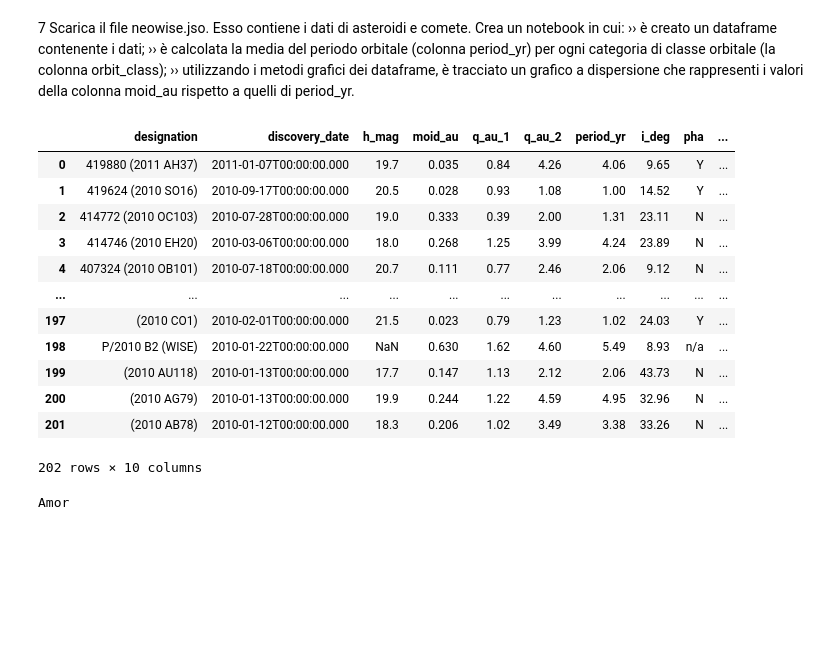
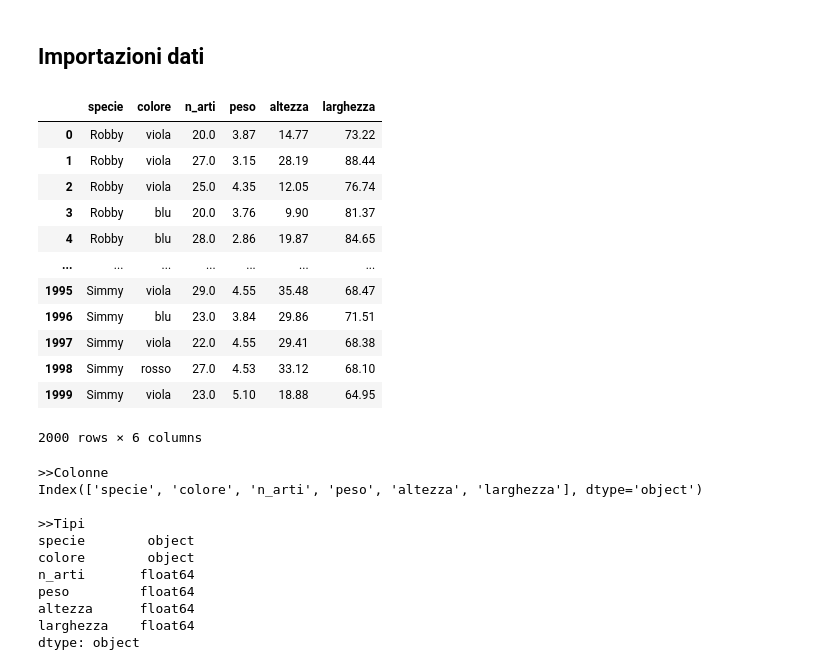
Before and after one commit to filippo-ferrando/Micro, a Jupyter notebook: MachineLearning/Untitled.ipynb, the cells around one changed output. Cells and saved outputs as stored; diff of their text form; code cells hidden in the pictures; blank space fills up the shorter version.

```diff
--- a/MachineLearning/Untitled.ipynb
+++ b/MachineLearning/Untitled.ipynb
@@ -23,24 +0,0 @@ Inserire un colore tra Greys, Blues, Oranges o Greens: Oranges
-# %% [markdown]
-7 Scarica il file neowise.jso. Esso contiene i dati di asteroidi e comete. Crea un notebook in cui: ›› è creato un dataframe contenente i dati; ›› è calcolata la media del periodo orbitale (colonna period_yr) per ogni categoria di classe orbitale (la colonna orbit_class); ›› utilizzando i metodi grafici dei dataframe, è tracciato un grafico a dispersione che rappresenti i valori della colonna moid_au rispetto a quelli di period_yr.
-# %%
-dat = pd.read_json("neowise.json")
-dat
-# %% [output]
-|  | designation | discovery_date | h_mag | moid_au | q_au_1 | q_au_2 | period_yr | i_deg | pha | ... |
-| 0 | 419880 (2011 AH37) | 2011-01-07T00:00:00.000 | 19.7 | 0.035 | 0.84 | 4.26 | 4.06 | 9.65 | Y | ... |
-| 1 | 419624 (2010 SO16) | 2010-09-17T00:00:00.000 | 20.5 | 0.028 | 0.93 | 1.08 | 1.00 | 14.52 | Y | ... |
-| 2 | 414772 (2010 OC103) | 2010-07-28T00:00:00.000 | 19.0 | 0.333 | 0.39 | 2.00 | 1.31 | 23.11 | N | ... |
-| 3 | 414746 (2010 EH20) | 2010-03-06T00:00:00.000 | 18.0 | 0.268 | 1.25 | 3.99 | 4.24 | 23.89 | N | ... |
-| 4 | 407324 (2010 OB101) | 2010-07-18T00:00:00.000 | 20.7 | 0.111 | 0.77 | 2.46 | 2.06 | 9.12 | N | ... |
-| ... | ... | ... | ... | ... | ... | ... | ... | ... | ... | ... |
-| 197 | (2010 CO1) | 2010-02-01T00:00:00.000 | 21.5 | 0.023 | 0.79 | 1.23 | 1.02 | 24.03 | Y | ... |
-| 198 | P/2010 B2 (WISE) | 2010-01-22T00:00:00.000 | NaN | 0.630 | 1.62 | 4.60 | 5.49 | 8.93 | n/a | ... |
-| 199 | (2010 AU118) | 2010-01-13T00:00:00.000 | 17.7 | 0.147 | 1.13 | 2.12 | 2.06 | 43.73 | N | ... |
-| 200 | (2010 AG79) | 2010-01-13T00:00:00.000 | 19.9 | 0.244 | 1.22 | 4.59 | 4.95 | 32.96 | N | ... |
-| 201 | (2010 AB78) | 2010-01-12T00:00:00.000 | 18.3 | 0.206 | 1.02 | 3.49 | 3.38 | 33.26 | N | ... |
-202 rows × 10 columns
-# %%
-classe = dat.orbit_class.unique()
-for element in classe:
-# %% [output]
-Amor
@@ -46,0 +4,37 @@ Amor
+# %% [markdown]
+## Importazioni dati
+# %%
+nomeFile = './marziani.csv'
+data = pd.read_csv(nomeFile)
+data
+# %% [output]
+|  | specie | colore | n_arti | peso | altezza | larghezza |
+| 0 | Robby | viola | 20.0 | 3.87 | 14.77 | 73.22 |
+| 1 | Robby | viola | 27.0 | 3.15 | 28.19 | 88.44 |
+| 2 | Robby | viola | 25.0 | 4.35 | 12.05 | 76.74 |
+| 3 | Robby | blu | 20.0 | 3.76 | 9.90 | 81.37 |
+| 4 | Robby | blu | 28.0 | 2.86 | 19.87 | 84.65 |
+| ... | ... | ... | ... | ... | ... | ... |
+| 1995 | Simmy | viola | 29.0 | 4.55 | 35.48 | 68.47 |
+| 1996 | Simmy | blu | 23.0 | 3.84 | 29.86 | 71.51 |
+| 1997 | Simmy | viola | 22.0 | 4.55 | 29.41 | 68.38 |
+| 1998 | Simmy | rosso | 27.0 | 4.53 | 33.12 | 68.10 |
+| 1999 | Simmy | viola | 23.0 | 5.10 | 18.88 | 64.95 |
+2000 rows × 6 columns
+# %%
+print('>>Colonne')
+print(data.columns)
+print('\n>>Tipi')
+print(data.dtypes)
+# %% [output]
+>>Colonne
+Index(['specie', 'colore', 'n_arti', 'peso', 'altezza', 'larghezza'], dtype='object')
+
+>>Tipi
+specie        object
+colore        object
+n_arti       float64
+peso         float64
+altezza      float64
+larghezza    float64
+dtype: object
```
Also changed, not shown: parts of 18 cells of this notebook, 1 other file.
